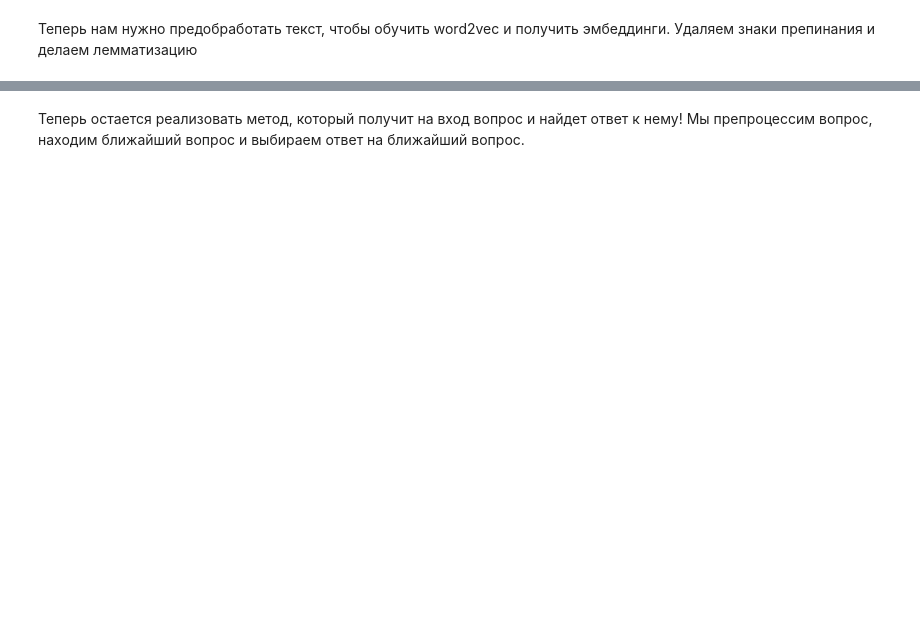
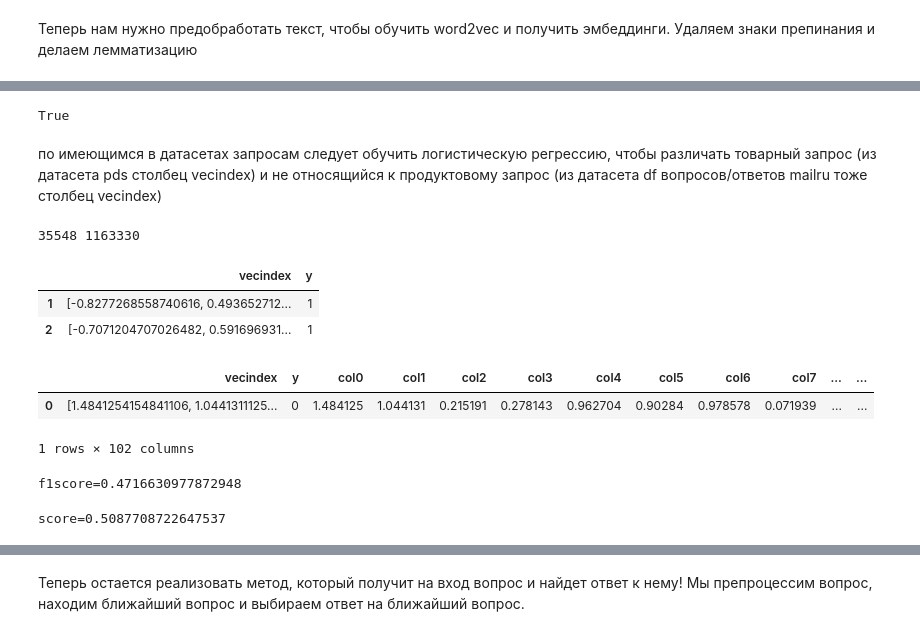
Before and after one commit to sawa25/module_14, a Jupyter notebook: ChatBotPractice_final.ipynb, the cells around one changed output, grey strips where cells are left out. Drawn from its saved outputs; the diff is of its cells as text; code cells hidden in the pictures; blank space fills up the shorter version.

```diff
--- a/ChatBotPractice_final.ipynb
+++ b/ChatBotPractice_final.ipynb
@@ -113,2 +259,6 @@ print(df.iloc[3]['answer'].split('\t'))
+# %%
+df=pd.read_csv(f'{DIR}Otvety.csv')
+df.dropna(inplace=True)
+print(df.iloc[3]['answer'].split('\t')) #просто посмотреть, как получилось
 # %% [markdown]
 Теперь нам нужно предобработать текст, чтобы обучить word2vec и получить эмбеддинги. Удаляем знаки препинания и делаем лемматизацию
@@ -186,18 +386,0 @@ True
-# %%
-with open(f"{DIR}prepared_answers1.txt", "r") as f:
-    for line in tqdm_notebook(f):
-        n_w2v = 0
-        spls = line.split("\t")
-        print(spls[1])
-        # index_map[counter] = spls[1]
-        question = preprocess_txt(spls[0])
-        print(preprocess_txt(spls[0]))
-        vector = np.zeros(100)
-        for word in question:
-            if word in model.wv:
-                vector += model.wv[word]
-                n_w2v += 1
-        if n_w2v > 0:
-            vector = vector / n_w2v
-        print(vector)
-        # index.add_item(counter, vector)
@@ -203,0 +471,5 @@ with open(f"{DIR}prepared_answers1.txt", "r") as f:
+# %%
+# model.wv['юбченка']
+'юбка' in model.wv.key_to_index
+# %% [output]
+True
@@ -203,0 +486,30 @@ with open(f"{DIR}prepared_answers1.txt", "r") as f:
+# %% [markdown]
+по имеющимся в датасетах запросам следует обучить логистическую регрессию, чтобы различать
+товарный запрос (из датасета pds столбец vecindex) и
+не относящийся к продуктовому запрос (из датасета df вопросов/ответов mailru тоже столбец vecindex)
+# %%
+# соединить датасеты с формированием целевого признака
+pds_=pds[['vecindex']].assign(y=lambda x:0) #установить целевую переменную 0 для товаров
+df_=df[['vecindex']].assign(y=lambda x:1) #установить целевую переменную 1 для НЕ товаров
+# %%
+# если использовать полные таблицы, то выборка по y=0 и y=1 будет несбалансированная
+print(len(pds_.index),len(df_.index))
+# %% [output]
+35548 1163330
+# %%
+df_.head(2)
+# %% [output]
+|  | vecindex | y |
+| 1 | [-0.8277268558740616, 0.493652712... | 1 |
+| 2 | [-0.7071204707026482, 0.591696931... | 1 |
+# %%
+# взять поровну примеров
+pdsdf=pd.concat([pds_,df_.iloc[:len(pds_.index)]])
+# %%
+# расцепить вектор -запроса по разным колонкам
+pdsdf[[f'col{i}' for i in range(len(pdsdf.iloc[0]['vecindex']))]]=pd.DataFrame(pdsdf['vecindex'].tolist())
+pdsdf.head(1)
+# %% [output]
+|  | vecindex | y | col0 | col1 | col2 | col3 | col4 | col5 | col6 | col7 | ... | ... |
+| 0 | [1.4841254154841106, 1.0441311125... | 0 | 1.484125 | 1.044131 | 0.215191 | 0.278143 | 0.962704 | 0.90284 | 0.978578 | 0.071939 | ... | ... |
+1 rows × 102 columns
@@ -203,0 +522,9 @@ with open(f"{DIR}prepared_answers1.txt", "r") as f:
+# %%
+print(f'f1score={f1_score(y_valid,y_predict)}')
+# %% [output]
+f1score=0.4716630977872948
+# %%
+# mean accuracy очень низкая. с таким же успехом можно гадать 50/50
+print(f'score={clf.score(X_train,y_train)}')
+# %% [output]
+score=0.5087708722647537
```
Also changed, not shown: parts of 69 cells of this notebook, 4 other files.
